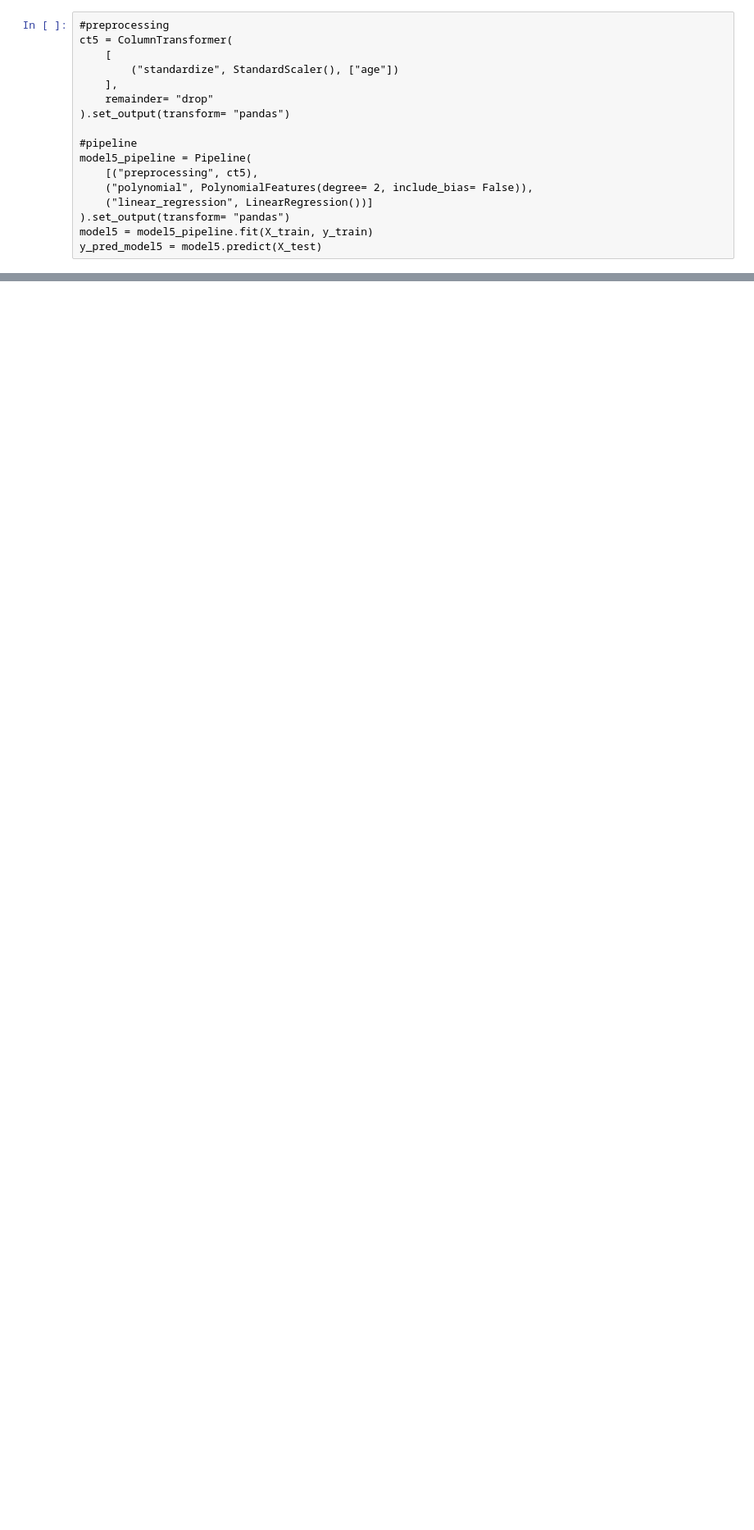
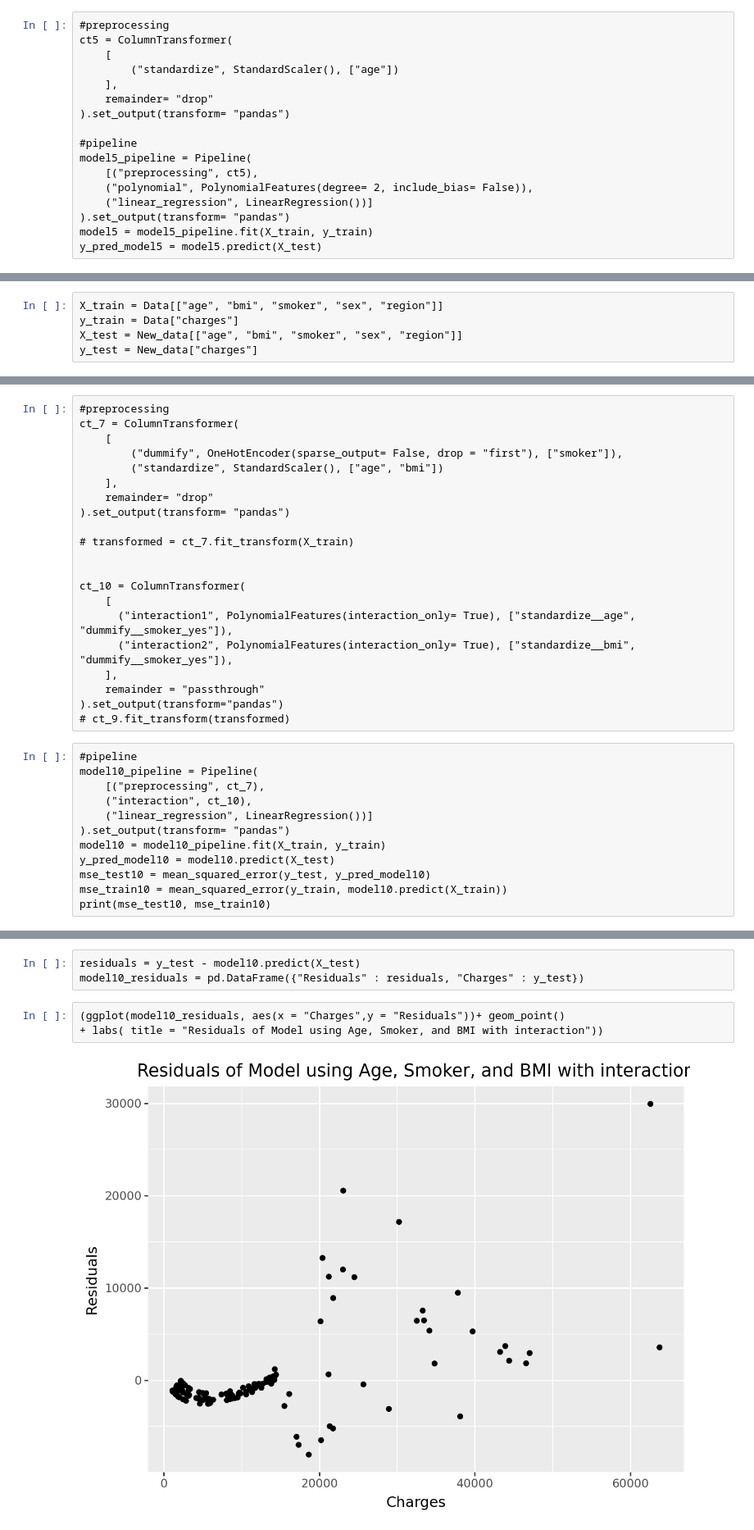
Before and after one commit to davisbove/GSB_544, a Jupyter notebook: Lab_5/lab_5.ipynb, the cells around one changed output, grey strips where cells are left out. Shown at 82% size. Cells and saved outputs as stored; diff of their text form; blank space fills up the shorter version.

```diff
--- a/Lab_5/lab_5.ipynb
+++ b/Lab_5/lab_5.ipynb
@@ -274,0 +375,5 @@ r2_score(y_test, y_pred_model5)
+# %%
+X_train = Data[["age", "bmi", "smoker", "sex", "region"]]
+y_train = Data["charges"]
+X_test = New_data[["age", "bmi", "smoker", "sex", "region"]]
+y_test = New_data["charges"]
@@ -274,0 +473,33 @@ r2_score(y_test, y_pred_model5)
+# %%
+#preprocessing
+ct_7 = ColumnTransformer(
+    [
+        ("dummify", OneHotEncoder(sparse_output= False, drop = "first"), ["smoker"]),
+        ("standardize", StandardScaler(), ["age", "bmi"])
+    ],
+    remainder= "drop"
+).set_output(transform= "pandas")
+
+# transformed = ct_7.fit_transform(X_train)
+
+
+ct_10 = ColumnTransformer(
+    [
+      ("interaction1", PolynomialFeatures(interaction_only= True), ["standardize__age", "dummify__smoker_yes"]),
+      ("interaction2", PolynomialFeatures(interaction_only= True), ["standardize__bmi", "dummify__smoker_yes"]),
+    ],
+    remainder = "passthrough"
+).set_output(transform="pandas")
+# ct_9.fit_transform(transformed)
+# %%
+#pipeline
+model10_pipeline = Pipeline(
+    [("preprocessing", ct_7),
+    ("interaction", ct_10),
+    ("linear_regression", LinearRegression())]
+).set_output(transform= "pandas")
+model10 = model10_pipeline.fit(X_train, y_train)
+y_pred_model10 = model10.predict(X_test)
+mse_test10 = mean_squared_error(y_test, y_pred_model10)
+mse_train10 = mean_squared_error(y_train, model10.predict(X_train))
+print(mse_test10, mse_train10)
@@ -274,0 +520,8 @@ r2_score(y_test, y_pred_model5)
+# %%
+residuals = y_test - model10.predict(X_test)
+model10_residuals = pd.DataFrame({"Residuals" : residuals, "Charges" : y_test})
+# %%
+(ggplot(model10_residuals, aes(x = "Charges",y = "Residuals"))+ geom_point()
++ labs( title = "Residuals of Model using Age, Smoker, and BMI with interaction"))
+# %% [output]
+[figure, added]
```
Also changed, not shown: parts of 65 cells of this notebook, 4 other files.
